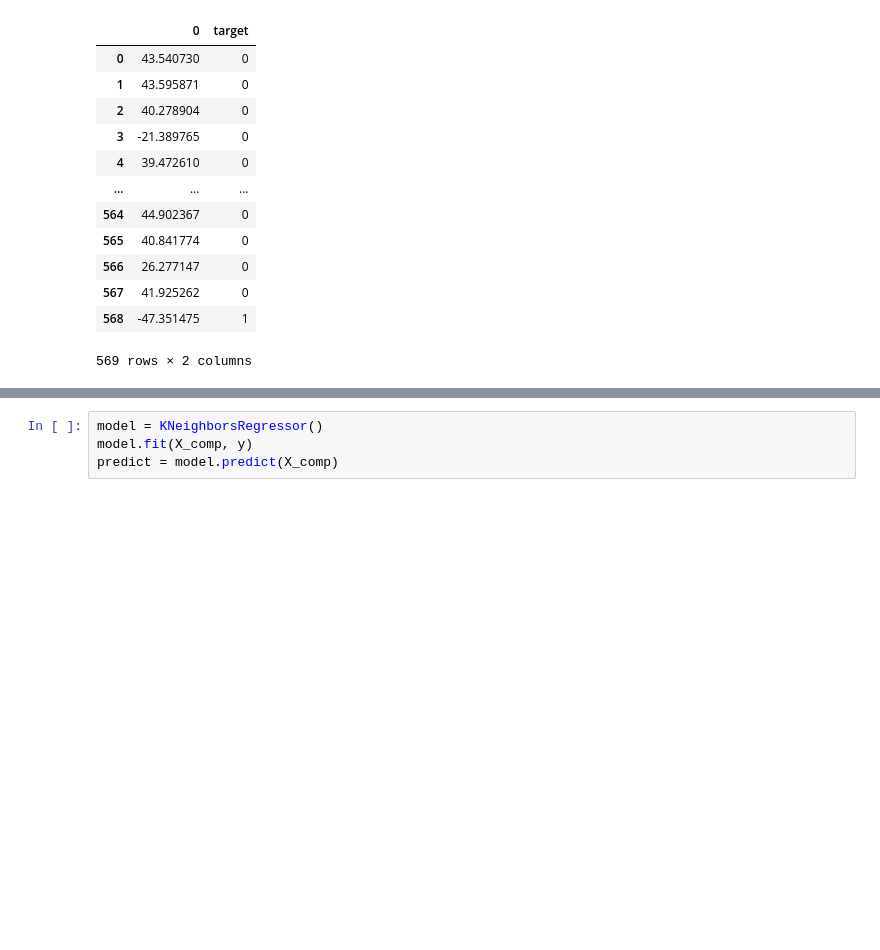
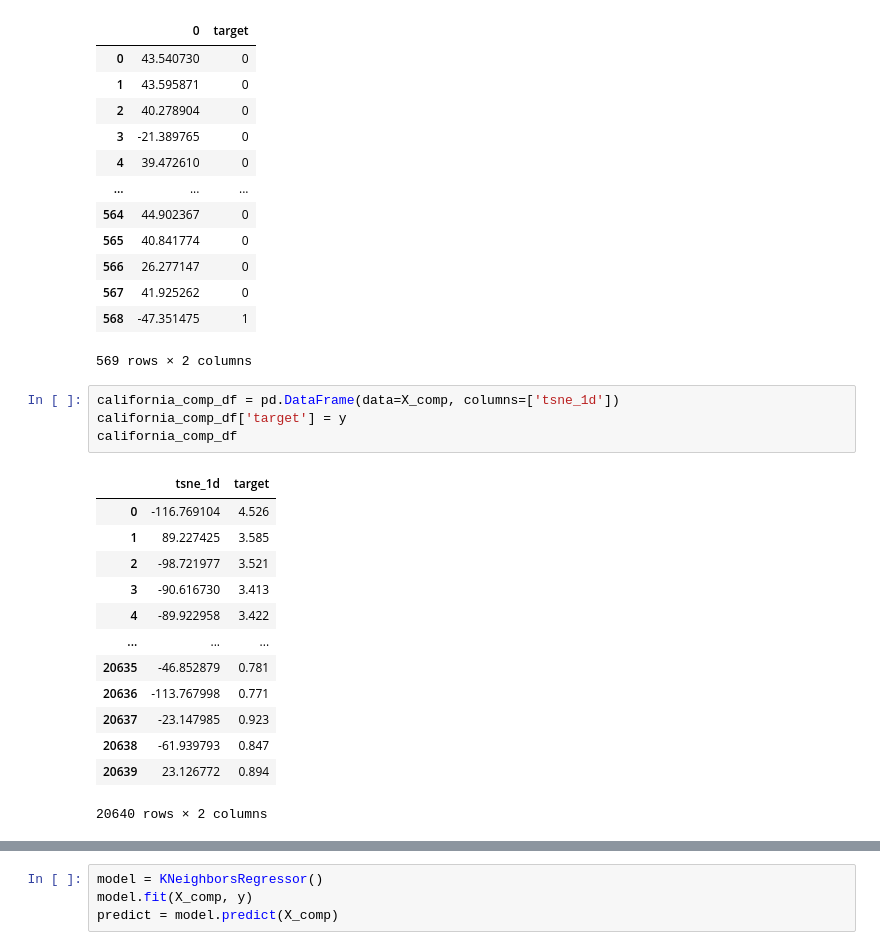
Before and after one commit to kwanization/Machine_Learning_Study, a Jupyter notebook: KNN.ipynb, the cells around one changed output, grey strips where cells are left out. Saved outputs shown, nothing was run; the diff lists cells and outputs as text; blank space fills up the shorter version.

```diff
--- a/KNN.ipynb
+++ b/KNN.ipynb
@@ -597,6 +641,24 @@ boston_comp_df
 | 567 | 41.925262 | 0 |
 | 568 | -47.351475 | 1 |
 569 rows × 2 columns
+# %%
+california_comp_df = pd.DataFrame(data=X_comp, columns=['tsne_1d'])
+california_comp_df['target'] = y
+california_comp_df
+# %% [output]
+|  | tsne_1d | target |
+| 0 | -116.769104 | 4.526 |
+| 1 | 89.227425 | 3.585 |
+| 2 | -98.721977 | 3.521 |
+| 3 | -90.616730 | 3.413 |
+| 4 | -89.922958 | 3.422 |
+| ... | ... | ... |
+| 20635 | -46.852879 | 0.781 |
+| 20636 | -113.767998 | 0.771 |
+| 20637 | -23.147985 | 0.923 |
+| 20638 | -61.939793 | 0.847 |
+| 20639 | 23.126772 | 0.894 |
+20640 rows × 2 columns
 # %%
 plt.scatter(X_comp, y, c='b', cmap=plt.cm.coolwarm, s=20, edgecolors='k');
 # %% [output]
```
Also changed, not shown: parts of 36 cells of this notebook.
